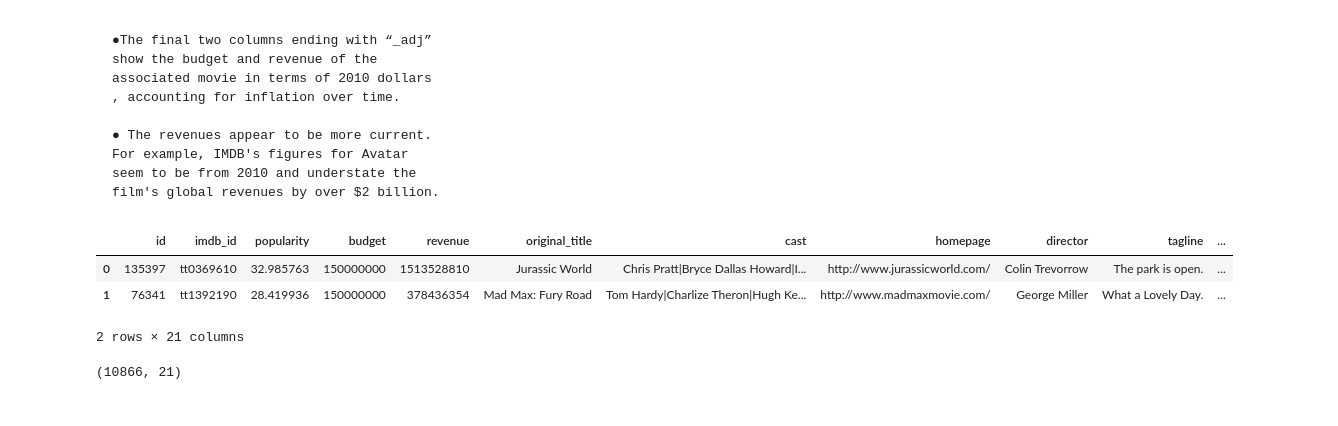
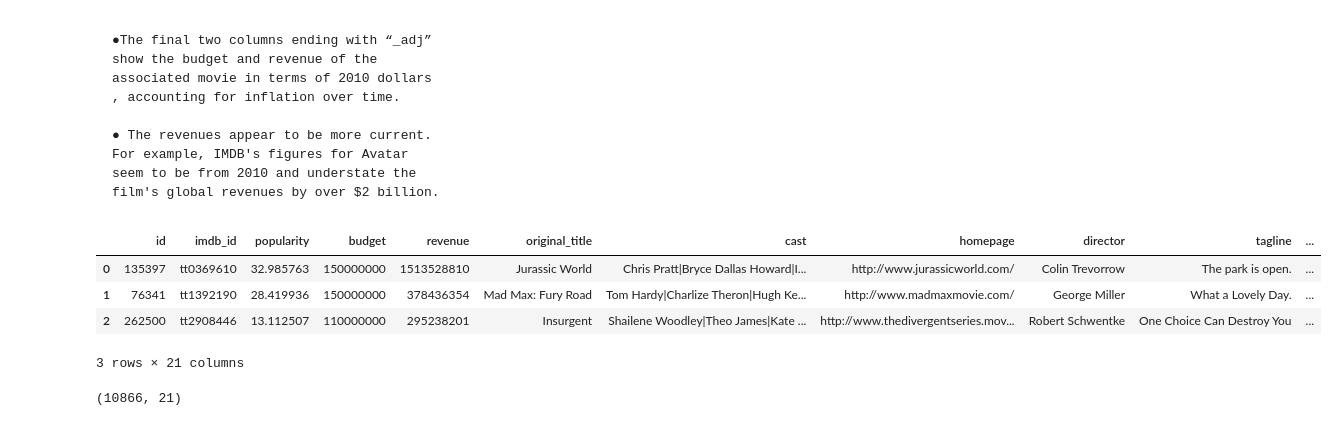
Before and after one commit to MohamedELfeky44/Movie-Recommendation-System, a Jupyter notebook: Project.ipynb, the cells around one changed output. Drawn from its saved outputs; the diff is of its cells as text; code cells hidden in the pictures.

```diff
--- a/Project.ipynb
+++ b/Project.ipynb
@@ -34,11 +35,12 @@ from sklearn.preprocessing import OrdinalEncoder
 # %%
 df = pd.read_csv("tmdb-movies1.csv")
-df.head(2)
+df.head(3)
 # %% [output]
 |  | id | imdb_id | popularity | budget | revenue | original_title | cast | homepage | director | tagline | ... |
 | 0 | 135397 | tt0369610 | 32.985763 | 150000000 | 1513528810 | Jurassic World | Chris Pratt|Bryce Dallas Howard|I... | http://www.jurassicworld.com/ | Colin Trevorrow | The park is open. | ... |
 | 1 | 76341 | tt1392190 | 28.419936 | 150000000 | 378436354 | Mad Max: Fury Road | Tom Hardy|Charlize Theron|Hugh Ke... | http://www.madmaxmovie.com/ | George Miller | What a Lovely Day. | ... |
+| 2 | 262500 | tt2908446 | 13.112507 | 110000000 | 295238201 | Insurgent | Shailene Woodley|Theo James|Kate ... | http://www.thedivergentseries.mov... | Robert Schwentke | One Choice Can Destroy You | ... |
-2 rows × 21 columns
+3 rows × 21 columns
 # %%
 df.shape
 # %% [output]
```
Also changed, not shown: parts of 19 cells of this notebook.
